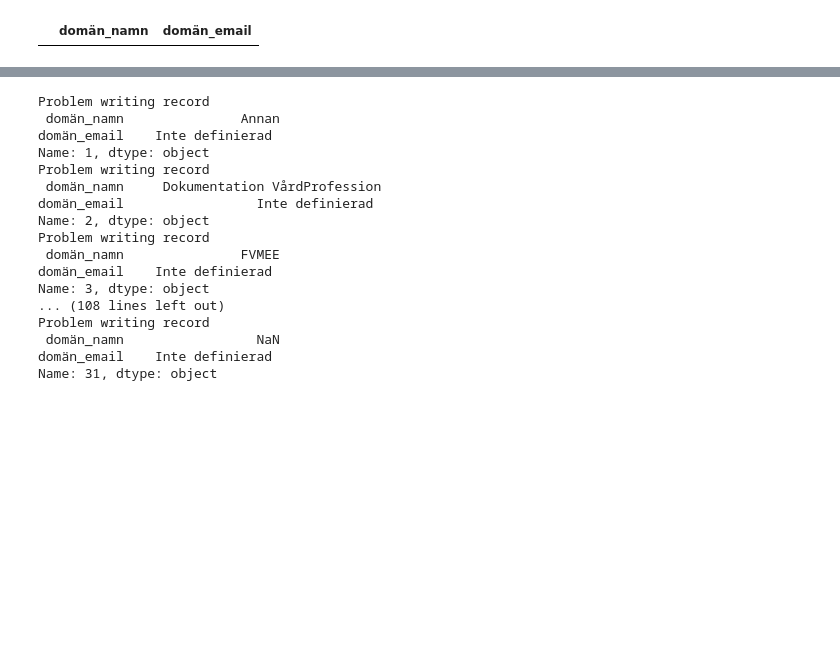
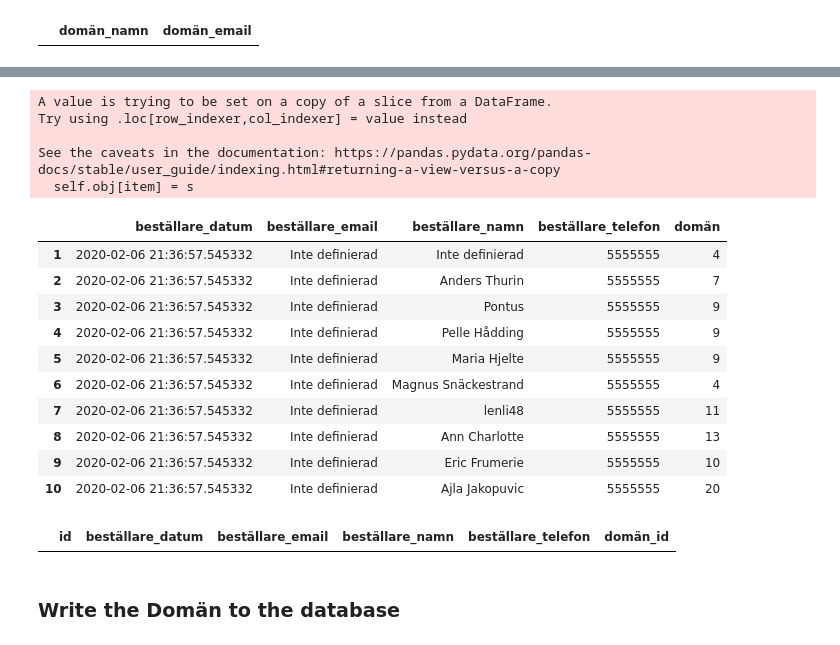
Before and after one commit to dejmail/begrepptjanst, a Jupyter notebook: design_files/ordlist_filer/förbereda_ordlistan.ipynb, the cells around one changed output, grey strips where cells are left out. Cells and saved outputs as stored; diff of their text form; code cells hidden in the pictures; blank space fills up the shorter version.

```diff
--- a/design_files/ordlist_filer/förbereda_ordlistan.ipynb
+++ b/design_files/ordlist_filer/förbereda_ordlistan.ipynb
@@ -294,7 +390,7 @@ NameError: name 'cnx' is not defined
 #domän_df.reset_index(inplace=True, drop=True)
 #domän_df.to_sql(name='ordbok_doman', con=engine, if_exists='append', index=False)
 
-engine = create_engine('mysql+pymysql://vgrinfor_admin:YqvyYGm5cJMLmzt@vgrinformatik.se/vgrinfor_begrepp', echo=True, pool_pre_ping=True)
+engine = create_engine('mysql+mysqldb://vgrinfor_admin:YqvyYGm5cJMLmzt@vgrinformatik.se/vgrinfor_begrepp', echo=False, pool_pre_ping=True)
 #connection = engine.connect()
 
 #domän_df.to_sql(name='ordbok_doman', con=engine, if_exists='append')
@@ -314,0 +408,2 @@ FROM ordbok_doman
+# %%
+domän_id_dict = {i[1]['domän_namn']:int(i[1]['domän_id']) for i in existing_ids.iterrows()}
@@ -314,0 +424,25 @@ FROM ordbok_doman
+# %%
+beställare_df.loc[:,'domän'] = beställare_df.loc[:,'domän'].apply(lambda cell: domän_id_dict.get(cell))
+beställare_df
+# %% [output]
+A value is trying to be set on a copy of a slice from a DataFrame.
+Try using .loc[row_indexer,col_indexer] = value instead
+
+See the caveats in the documentation: https://pandas.pydata.org/pandas-docs/stable/user_guide/indexing.html#returning-a-view-versus-a-copy
+  self.obj[item] = s
+|  | beställare_datum | beställare_email | beställare_namn | beställare_telefon | domän |
+| 1 | 2020-02-06 21:36:57.545332 | Inte definierad | Inte definierad | 5555555 | 4 |
+| 2 | 2020-02-06 21:36:57.545332 | Inte definierad | Anders Thurin | 5555555 | 7 |
+| 3 | 2020-02-06 21:36:57.545332 | Inte definierad | Pontus | 5555555 | 9 |
+| 4 | 2020-02-06 21:36:57.545332 | Inte definierad | Pelle Hådding | 5555555 | 9 |
+| 5 | 2020-02-06 21:36:57.545332 | Inte definierad | Maria Hjelte | 5555555 | 9 |
+| 6 | 2020-02-06 21:36:57.545332 | Inte definierad | Magnus Snäckestrand | 5555555 | 4 |
+| 7 | 2020-02-06 21:36:57.545332 | Inte definierad | lenli48 | 5555555 | 11 |
+| 8 | 2020-02-06 21:36:57.545332 | Inte definierad | Ann Charlotte | 5555555 | 13 |
+| 9 | 2020-02-06 21:36:57.545332 | Inte definierad | Eric Frumerie | 5555555 | 10 |
+| 10 | 2020-02-06 21:36:57.545332 | Inte definierad | Ajla Jakopuvic | 5555555 | 20 |
+# %%
+existing_beställare = pd.read_sql_table("ordbok_bestallare", con=engine)
+existing_beställare
+# %% [output]
+|  | id | beställare_datum | beställare_email | beställare_namn | beställare_telefon | domän_id |
@@ -315,29 +454,13 @@ FROM ordbok_doman
 # %%
-for x in domän_df.iterrows():
-    #set_trace()
-    try:
-        #set_trace()
-        pd.DataFrame(x[1]).transpose().to_sql(name='ordbok_doman',
-                                              con=engine,
-                                              if_exists='append')
-    except:
-        print('Problem writing record\n', x[1])
-        continue
+#for x in domän_df.iterrows():
+#    #set_trace()
+#    try:
+#        #set_trace()
+#        pd.DataFrame(x[1]).transpose().to_sql(name='ordbok_doman',
+#                                              con=engine,
+#                                              if_exists='replace',index=False)
+#
+#
+#    except:
+#        print('Problem writing record\n', x[1])
+#        continue
-# %% [output]
-Problem writing record
- domän_namn               Annan
-domän_email    Inte definierad
-Name: 1, dtype: object
-Problem writing record
- domän_namn     Dokumentation VårdProfession
-domän_email                 Inte definierad
-Name: 2, dtype: object
-Problem writing record
- domän_namn               FVMEE
-domän_email    Inte definierad
-Name: 3, dtype: object
-... (108 lines left out)
-Problem writing record
- domän_namn                 NaN
-domän_email    Inte definierad
-Name: 31, dtype: object
@@ -345,0 +469,2 @@ domän_df
+# %% [markdown]
+### Write the Domän to the database
```
Also changed, not shown: parts of 27 cells of this notebook.
